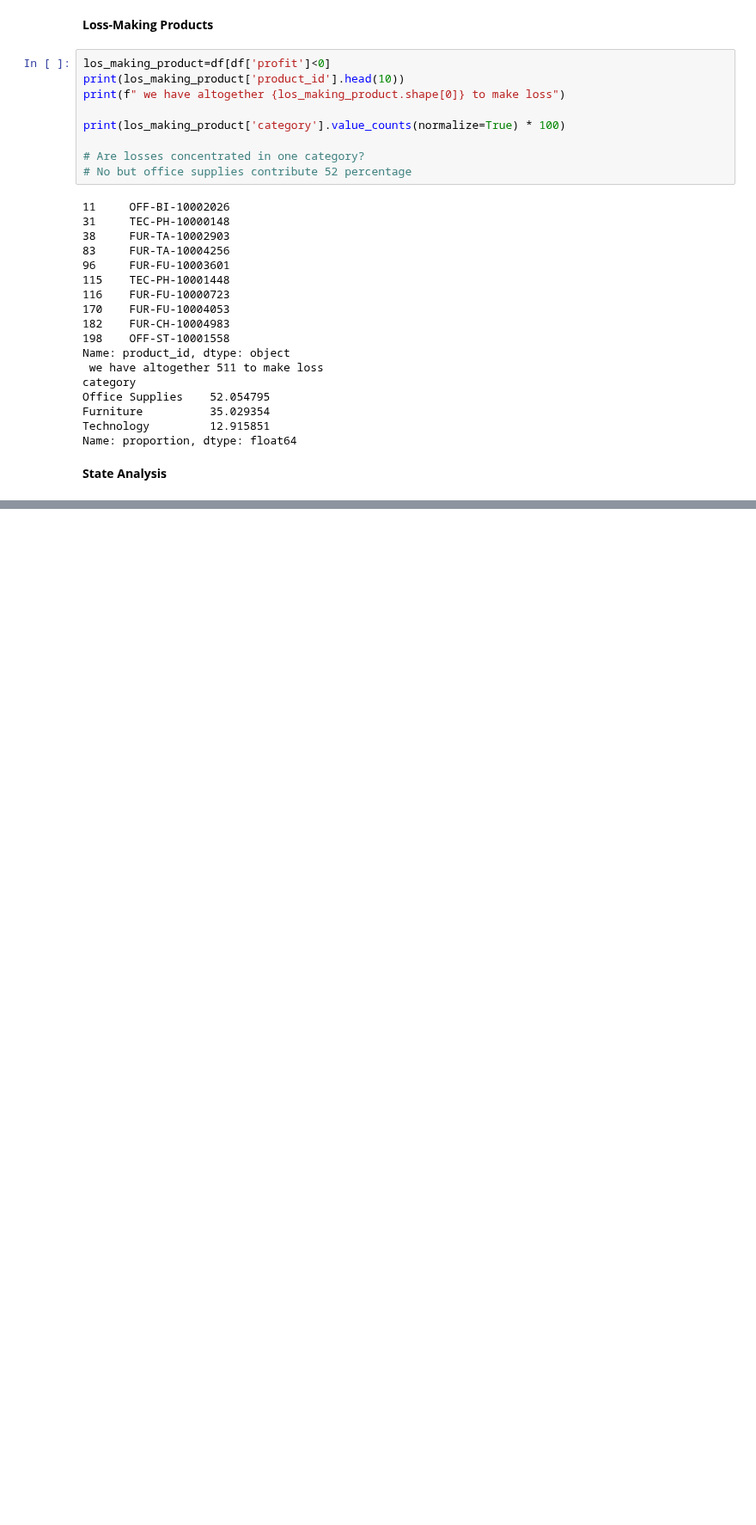
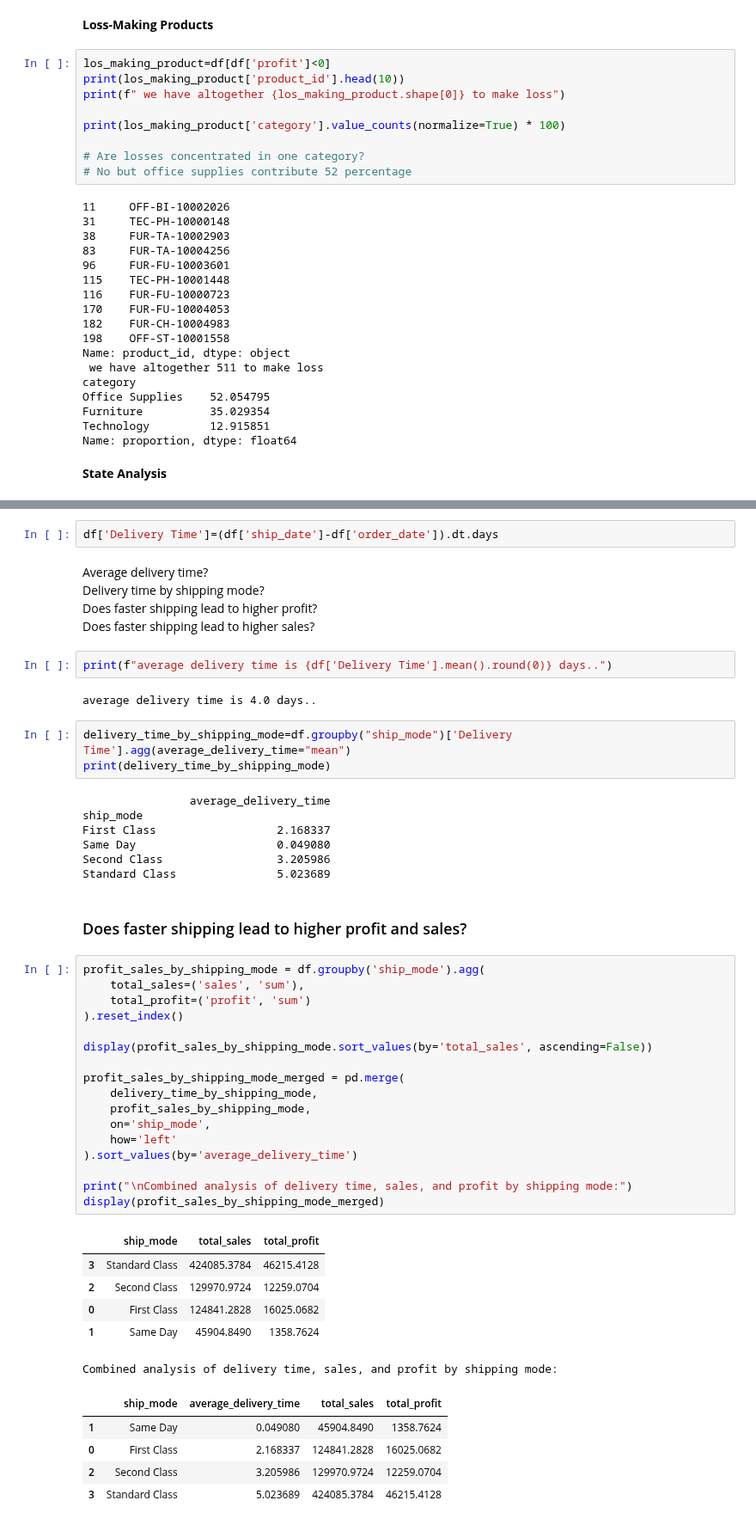
Before and after one commit to anish00ti/EDA-on-sales, a Jupyter notebook: Predictive_Ecommerce_Analytics.ipynb, the cells around one changed output, grey strips where cells are left out. Shown at 86% size. Cells and saved outputs as stored; diff of their text form; blank space fills up the shorter version.

Commit message:
contine(customer and product analysis)

```diff
--- a/Predictive_Ecommerce_Analytics.ipynb
+++ b/Predictive_Ecommerce_Analytics.ipynb
@@ -1177,0 +1242,52 @@ Name: proportion, dtype: float64
+# %%
+df['Delivery Time']=(df['ship_date']-df['order_date']).dt.days
+# %% [markdown]
+Average delivery time?\
+Delivery time by shipping mode?\
+Does faster shipping lead to higher profit?\
+Does faster shipping lead to higher sales?
+# %%
+print(f"average delivery time is {df['Delivery Time'].mean().round(0)} days..")
+# %% [output]
+average delivery time is 4.0 days..
+# %%
+delivery_time_by_shipping_mode=df.groupby("ship_mode")['Delivery Time'].agg(average_delivery_time="mean")
+print(delivery_time_by_shipping_mode)
+# %% [output]
+                average_delivery_time
+ship_mode
+First Class                  2.168337
+Same Day                     0.049080
+Second Class                 3.205986
+Standard Class               5.023689
+# %% [markdown]
+### Does faster shipping lead to higher profit and sales?
+# %%
+profit_sales_by_shipping_mode = df.groupby('ship_mode').agg(
+    total_sales=('sales', 'sum'),
+    total_profit=('profit', 'sum')
+).reset_index()
+
+display(profit_sales_by_shipping_mode.sort_values(by='total_sales', ascending=False))
+
+profit_sales_by_shipping_mode_merged = pd.merge(
+    delivery_time_by_shipping_mode,
+    profit_sales_by_shipping_mode,
+    on='ship_mode',
+    how='left'
+).sort_values(by='average_delivery_time')
+
+print("\nCombined analysis of delivery time, sales, and profit by shipping mode:")
+display(profit_sales_by_shipping_mode_merged)
+# %% [output]
+|  | ship_mode | total_sales | total_profit |
+| 3 | Standard Class | 424085.3784 | 46215.4128 |
+| 2 | Second Class | 129970.9724 | 12259.0704 |
+| 0 | First Class | 124841.2828 | 16025.0682 |
+| 1 | Same Day | 45904.8490 | 1358.7624 |
+Combined analysis of delivery time, sales, and profit by shipping mode:
+|  | ship_mode | average_delivery_time | total_sales | total_profit |
+| 1 | Same Day | 0.049080 | 45904.8490 | 1358.7624 |
+| 0 | First Class | 2.168337 | 124841.2828 | 16025.0682 |
+| 2 | Second Class | 3.205986 | 129970.9724 | 12259.0704 |
+| 3 | Standard Class | 5.023689 | 424085.3784 | 46215.4128 |
```
Also changed, not shown: parts of 9 cells of this notebook.
